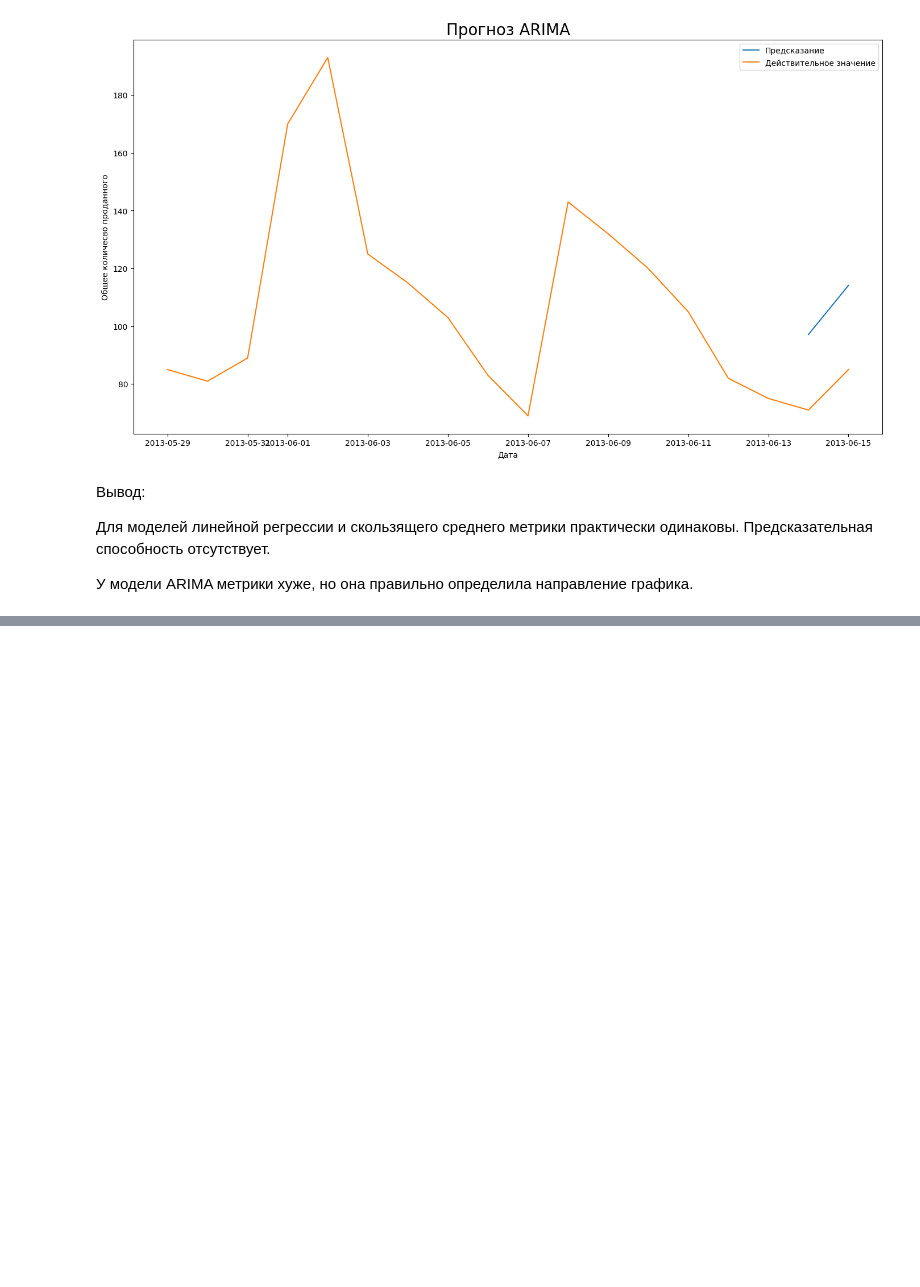
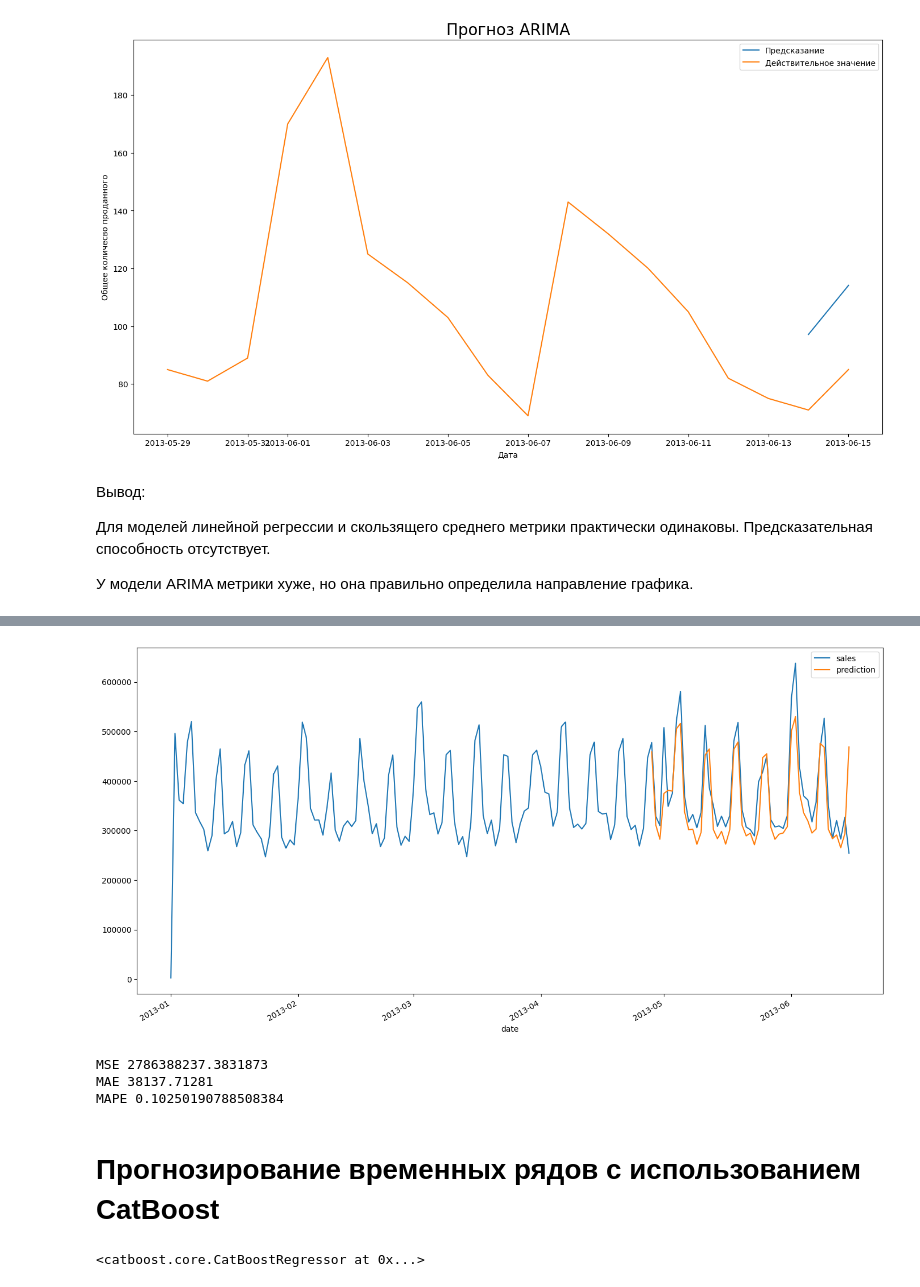
Before and after one commit to dmitruy11/-Time-series-processing., a Jupyter notebook: ПРАКТИКА.ipynb, the cells around one changed output, grey strips where cells are left out. Cells and saved outputs as stored; diff of their text form; code cells hidden in the pictures; blank space fills up the shorter version.

```diff
--- a/ПРАКТИКА.ipynb
+++ b/ПРАКТИКА.ipynb
@@ -409,0 +734,31 @@ plt.legend(loc='upper right')
+# %%
+
+# Сделаем предсказание.
+df_test['prediction'] = reg.predict(X_test)
+df_all = pd.concat([df_test, df_train], sort=False)
+
+
+df_all[['sales','prediction']].plot(figsize=(17, 9));
+# %% [output]
+[figure, added]
+# %%
+
+# Выведем ошибки.
+print('MSE', mean_squared_error(y_test, df_test['prediction']))
+print('MAE', mean_absolute_error(y_test, df_test['prediction']))
+print('MAPE', mean_absolute_percentage_error(y_test, df_test['prediction']))
+# %% [output]
+MSE 2786388237.3831873
+MAE 38137.71281
+MAPE 0.10250190788508384
+# %% [markdown]
+# Прогнозирование временных рядов с использованием CatBoost
+# %%
+
+cbr = CatBoostRegressor(n_estimators=1000)
+cbr.fit(X_train, y_train,
+        eval_set=[(X_train, y_train), (X_test, y_test)],
+        early_stopping_rounds=50,
+       verbose=False)
+# %% [output]
+<catboost.core.CatBoostRegressor at 0x...>
```
Also changed, not shown: parts of 62 cells of this notebook.
